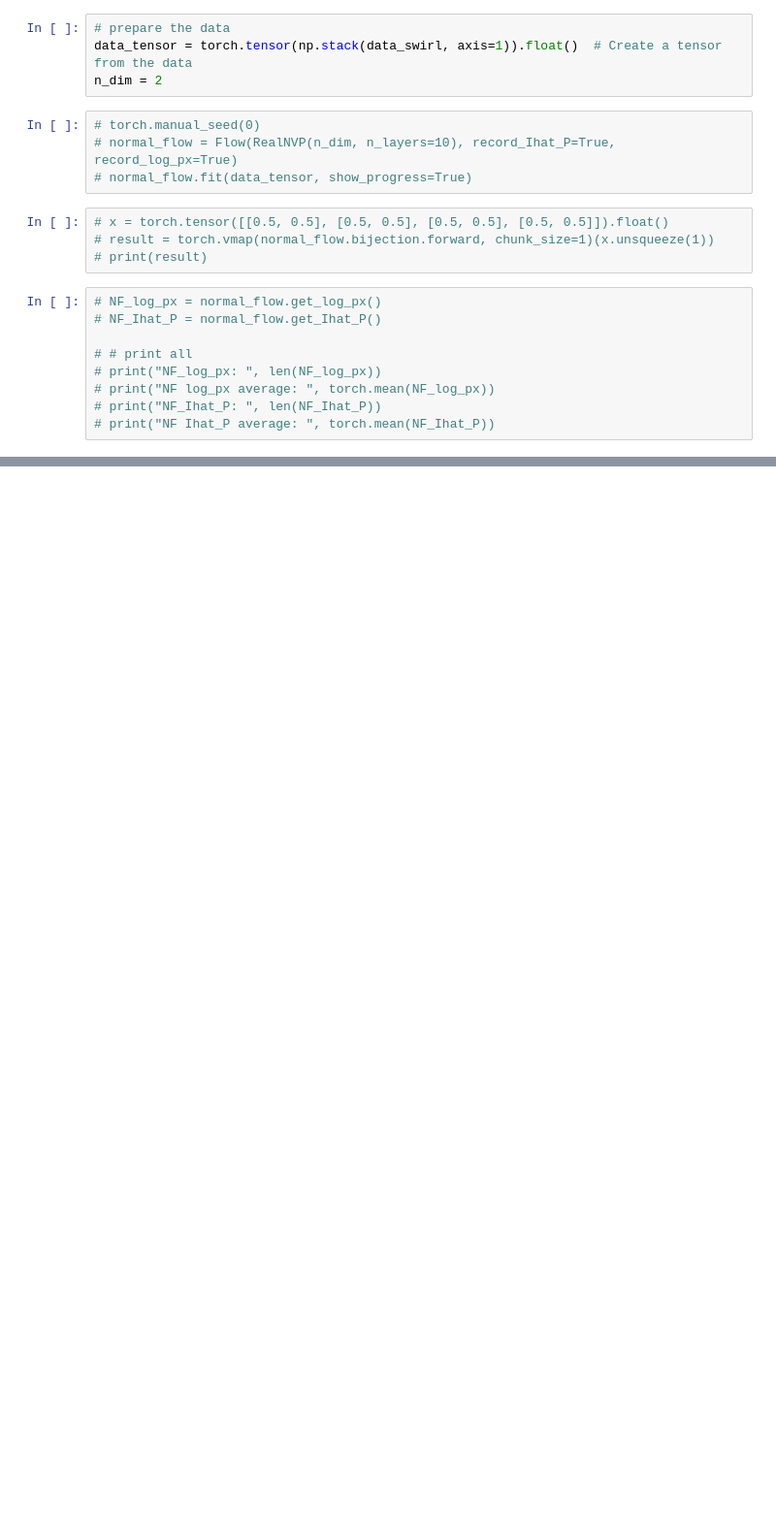
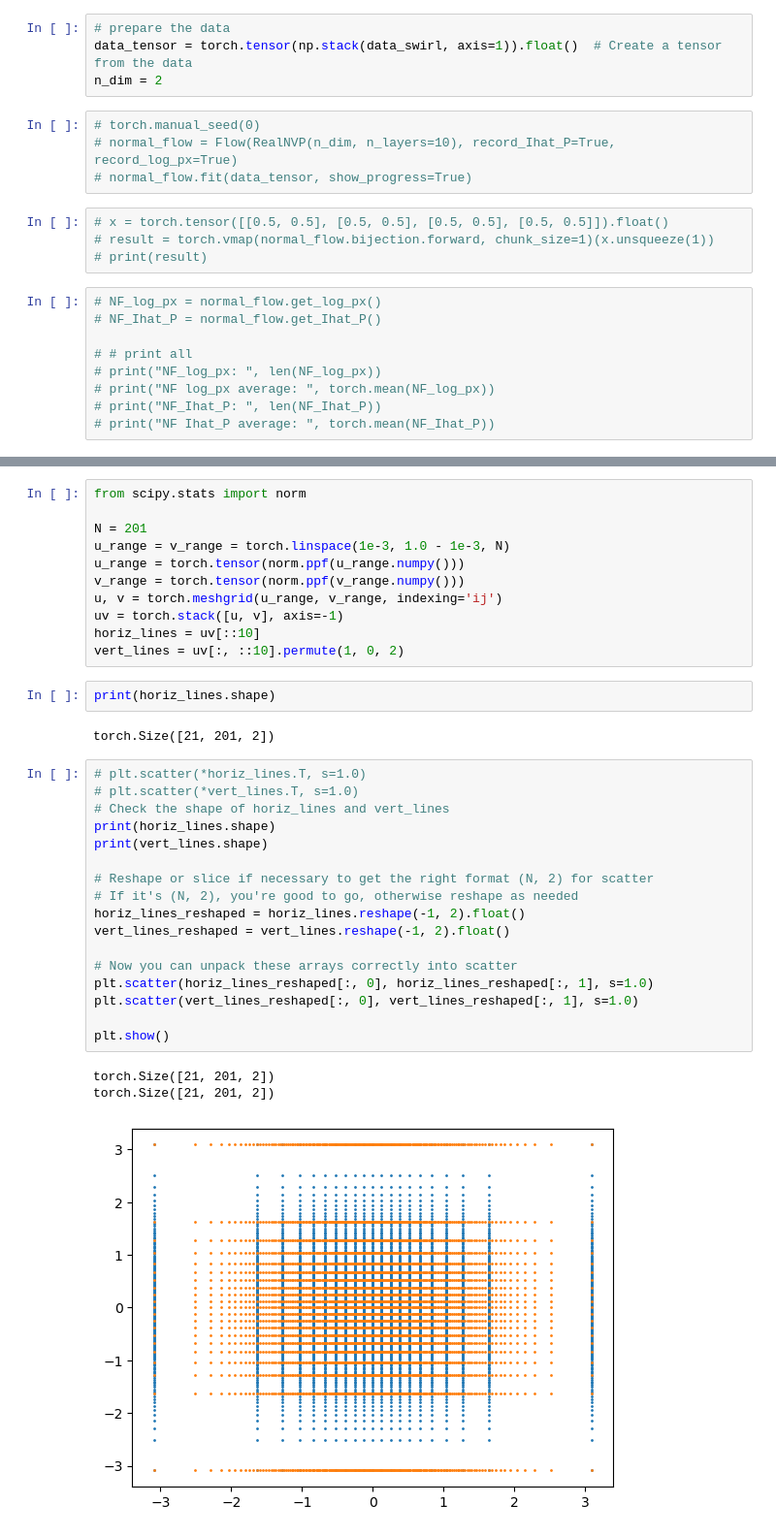
Before and after one commit to BP4769/normalizing-flows, a Jupyter notebook: notebooks/testing-blaz.ipynb, the cells around one changed output, grey strips where cells are left out. Shown at 97% size. Cells and saved outputs as stored; diff of their text form; blank space fills up the shorter version.

Commit message:
Shapes fixed
David helped with this

```diff
--- a/notebooks/testing-blaz.ipynb
+++ b/notebooks/testing-blaz.ipynb
@@ -69,0 +51,36 @@ RuntimeError: output with shape [1] doesn't match the broadcast shape [10, 1]
+# %%
+from scipy.stats import norm
+
+N = 201
+u_range = v_range = torch.linspace(1e-3, 1.0 - 1e-3, N)
+u_range = torch.tensor(norm.ppf(u_range.numpy()))
+v_range = torch.tensor(norm.ppf(v_range.numpy()))
+u, v = torch.meshgrid(u_range, v_range, indexing='ij')
+uv = torch.stack([u, v], axis=-1)
+horiz_lines = uv[::10]
+vert_lines = uv[:, ::10].permute(1, 0, 2)
+# %%
+print(horiz_lines.shape)
+# %% [output]
+torch.Size([21, 201, 2])
+# %%
+# plt.scatter(*horiz_lines.T, s=1.0)
+# plt.scatter(*vert_lines.T, s=1.0)
+# Check the shape of horiz_lines and vert_lines
+print(horiz_lines.shape)
+print(vert_lines.shape)
+
+# Reshape or slice if necessary to get the right format (N, 2) for scatter
+# If it's (N, 2), you're good to go, otherwise reshape as needed
+horiz_lines_reshaped = horiz_lines.reshape(-1, 2).float()
+vert_lines_reshaped = vert_lines.reshape(-1, 2).float()
+
+# Now you can unpack these arrays correctly into scatter
+plt.scatter(horiz_lines_reshaped[:, 0], horiz_lines_reshaped[:, 1], s=1.0)
+plt.scatter(vert_lines_reshaped[:, 0], vert_lines_reshaped[:, 1], s=1.0)
+
+plt.show()
+# %% [output]
+torch.Size([21, 201, 2])
+torch.Size([21, 201, 2])
+[figure, added]
```
Also changed, not shown: parts of 4 cells of this notebook, 5 other files.
